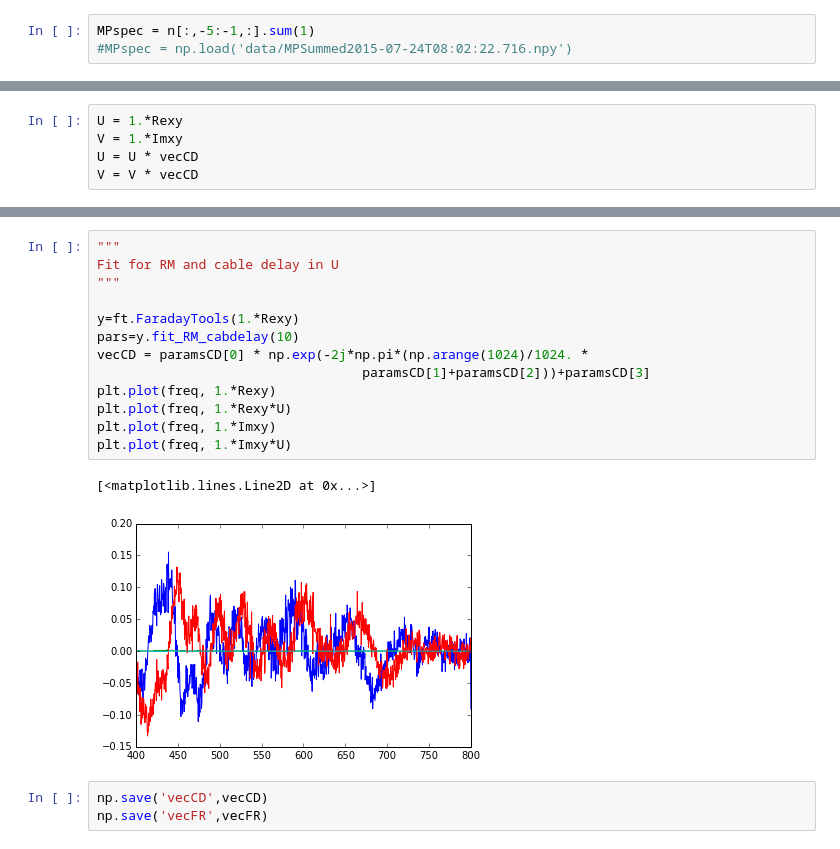
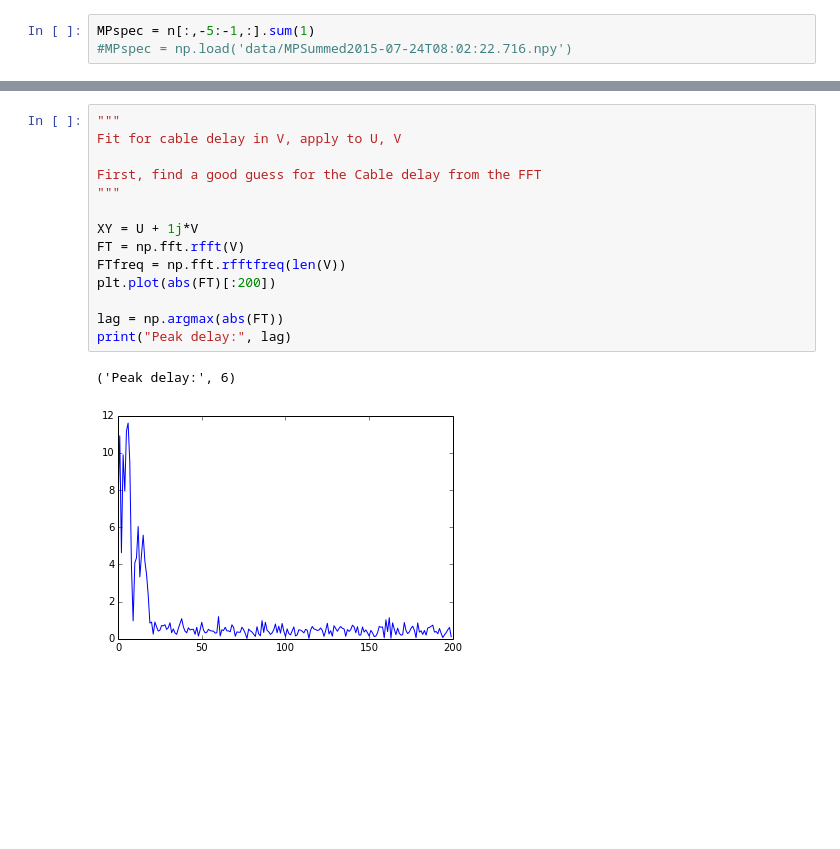
Before and after one commit to ramain/scint_analysis, a Jupyter notebook: crab/PolarizationTest.ipynb, the cells around one changed output, grey strips where cells are left out. Drawn from its saved outputs; the diff is of its cells as text; blank space fills up the shorter version.

```diff
--- a/crab/PolarizationTest.ipynb
+++ b/crab/PolarizationTest.ipynb
@@ -50,5 +41,0 @@ vecFR = paramsFR[0] * np.exp(2j*(paramsFR[1]*freq**2.0 +
-# %%
-U = 1.*Rexy
-V = 1.*Imxy
-U = U * vecCD
-V = V * vecCD
@@ -99,19 +42,17 @@ plt.plot(freq, abs(Q*vecFR))
-# %%
-"""
-Fit for RM and cable delay in U
-"""
-
-y=ft.FaradayTools(1.*Rexy)
-pars=y.fit_RM_cabdelay(10)
-vecCD = paramsCD[0] * np.exp(-2j*np.pi*(np.arange(1024)/1024. *
-                                  paramsCD[1]+paramsCD[2]))+paramsCD[3]
-plt.plot(freq, 1.*Rexy)
-plt.plot(freq, 1.*Rexy*U)
-plt.plot(freq, 1.*Imxy)
-plt.plot(freq, 1.*Imxy*U)
-# %% [output]
-[<matplotlib.lines.Line2D at 0x...>]
-[figure, removed]
-# %%
-np.save('vecCD',vecCD)
-np.save('vecFR',vecFR)
+# %%
+"""
+Fit for cable delay in V, apply to U, V
+
+First, find a good guess for the Cable delay from the FFT
+"""
+
+XY = U + 1j*V
+FT = np.fft.rfft(V)
+FTfreq = np.fft.rfftfreq(len(V))
+plt.plot(abs(FT)[:200])
+
+lag = np.argmax(abs(FT))
+print("Peak delay:", lag)
+# %% [output]
+('Peak delay:', 6)
+[figure, added]
```
Also changed, not shown: parts of 25 cells of this notebook, 1 other file.
